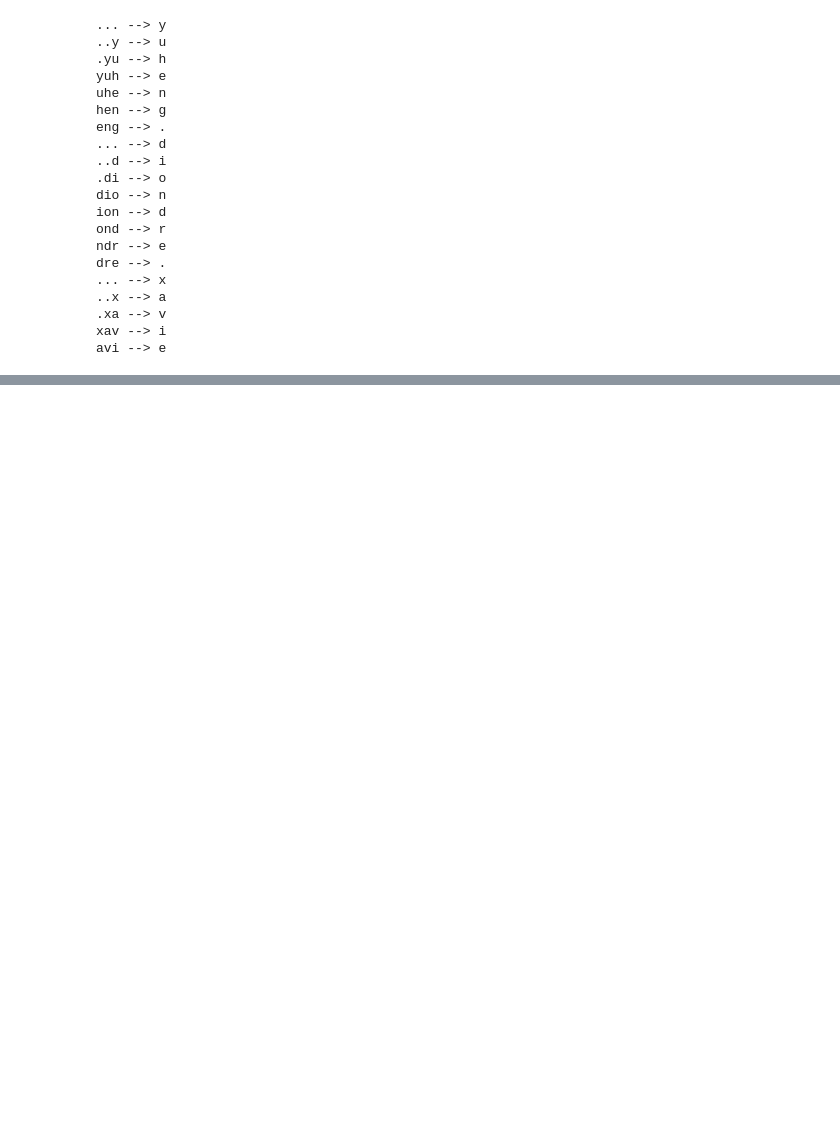
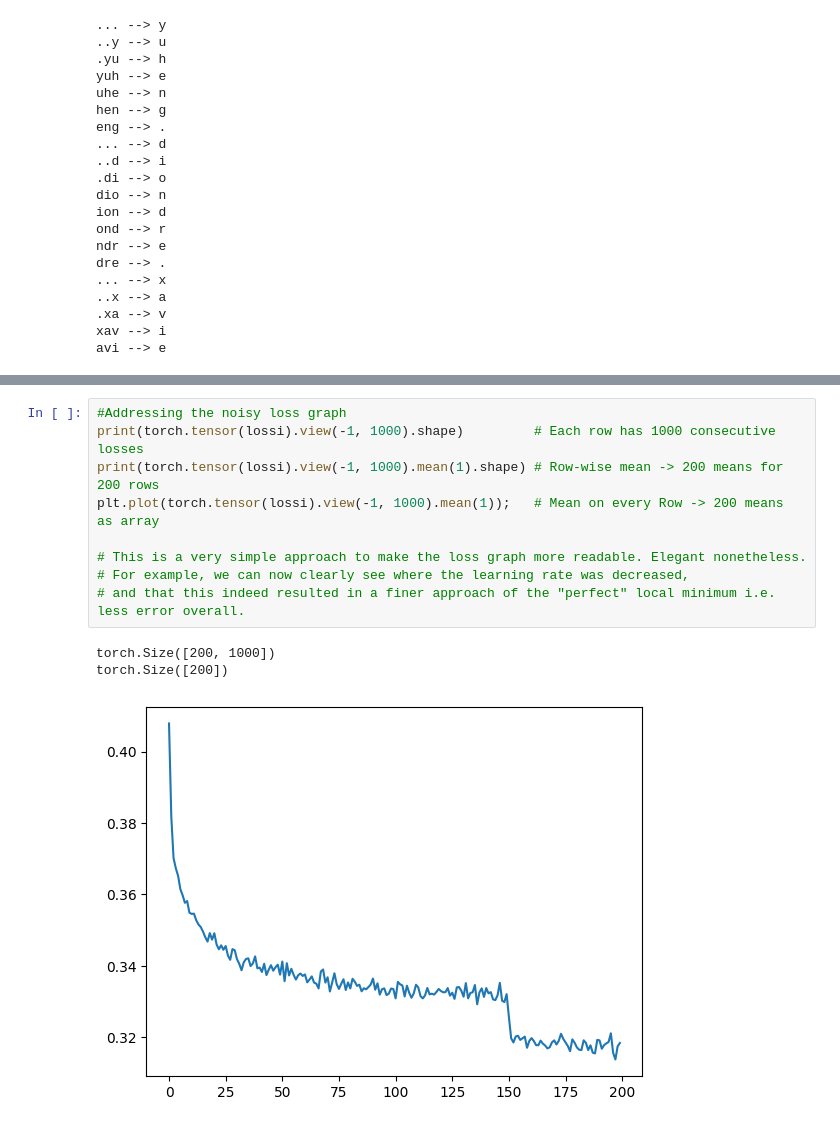
Before and after one commit to oganiler/pytorch_blackwell_jupyter_notebooks, a Jupyter notebook: karpathy/karpathy_WaveNet.ipynb, the cells around one changed output, grey strips where cells are left out. Drawn from its saved outputs; the diff is of its cells as text; blank space fills up the shorter version.

```diff
--- a/karpathy/karpathy_WaveNet.ipynb
+++ b/karpathy/karpathy_WaveNet.ipynb
@@ -338,0 +377,13 @@ karius.
+# %%
+#Addressing the noisy loss graph
+print(torch.tensor(lossi).view(-1, 1000).shape)         # Each row has 1000 consecutive losses
+print(torch.tensor(lossi).view(-1, 1000).mean(1).shape) # Row-wise mean -> 200 means for 200 rows
+plt.plot(torch.tensor(lossi).view(-1, 1000).mean(1));   # Mean on every Row -> 200 means as array
+
+# This is a very simple approach to make the loss graph more readable. Elegant nonetheless.
+# For example, we can now clearly see where the learning rate was decreased,
+# and that this indeed resulted in a finer approach of the "perfect" local minimum i.e. less error overall.
+# %% [output]
+torch.Size([200, 1000])
+torch.Size([200])
+[figure, added]
```
Also changed, not shown: parts of 6 cells of this notebook.
